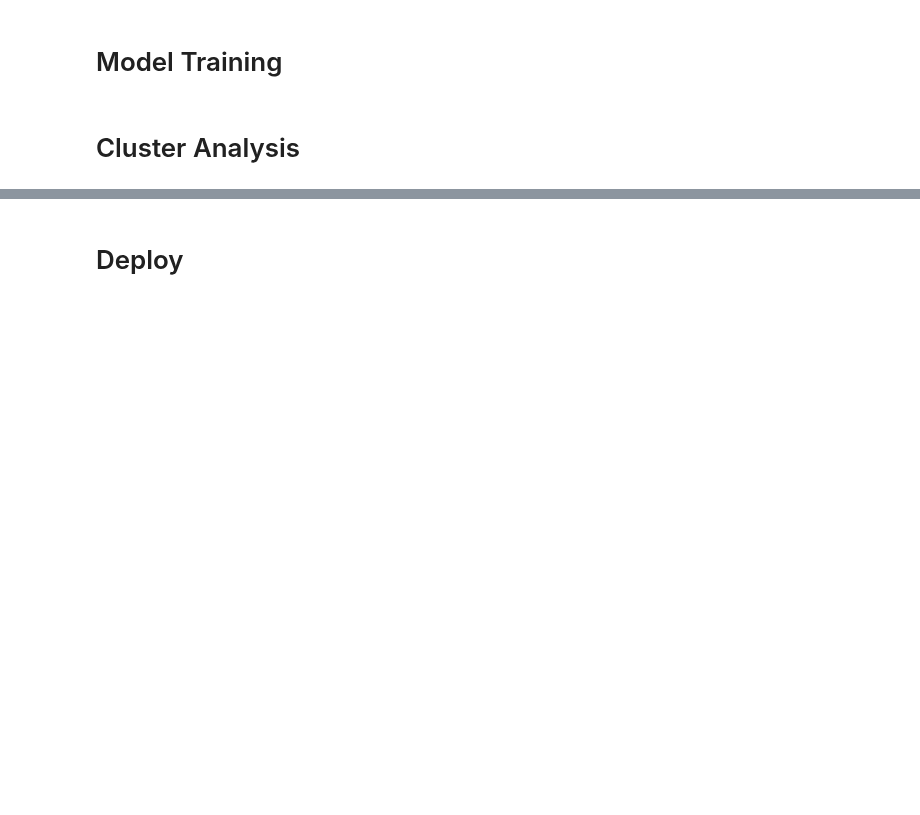
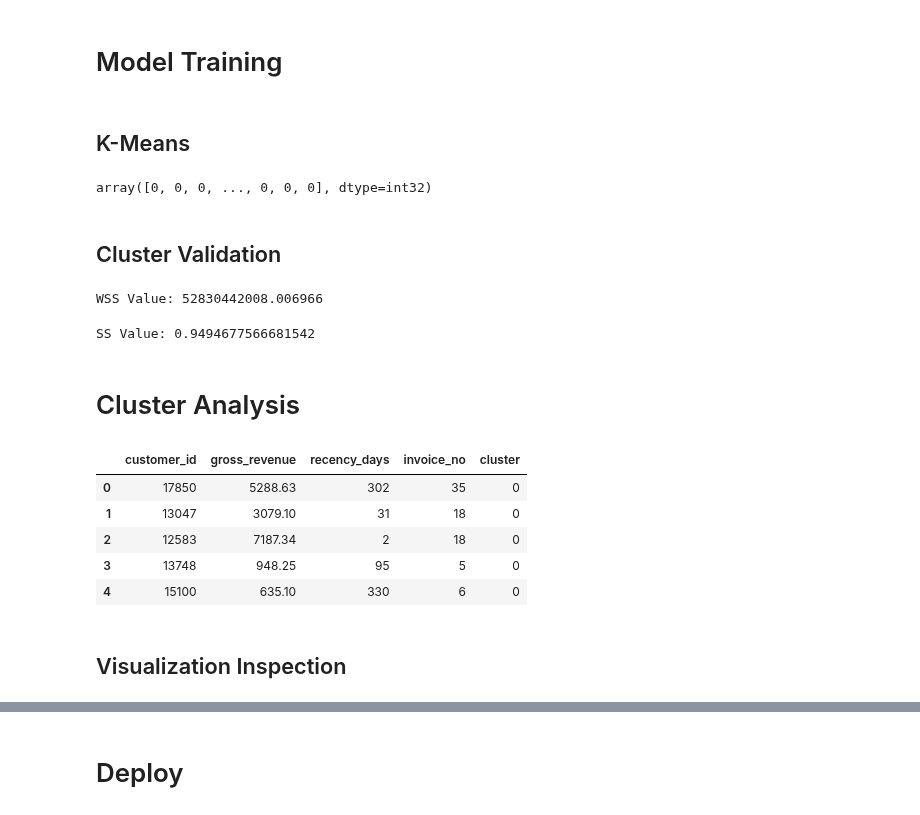
Before and after one commit to nortonvanz/Fidelity-Program, a Jupyter notebook: notebooks/1.0-nmv-end-to-end-fidelity-program-clustering.ipynb, the cells around one changed output, grey strips where cells are left out. Saved outputs shown, nothing was run; the diff lists cells and outputs as text; code cells hidden in the pictures; blank space fills up the shorter version.

```diff
--- a/notebooks/1.0-nmv-end-to-end-fidelity-program-clustering.ipynb
+++ b/notebooks/1.0-nmv-end-to-end-fidelity-program-clustering.ipynb
@@ -613,4 +743,54 @@ dtype: int64
 # %% [markdown]
 # Model Training
+# %% [markdown]
+## K-Means
+# %%
+# Let's then continue with the projectand train the k-means model with 3 clusters.
+
+#model definition
+k = 3
+kmeans = c.KMeans( init='random', #init centroids ramdomly
+                  n_clusters=k, #3
+                  n_init=10, #Num of times k-means will be run with different centroid seeds.
+                  max_iter=300, #up to 300 times
+                 random_state=42) #seed, to generate the same random init
+#model training
+kmeans.fit(X)
+
+#clustering
+labels = kmeans.labels_
+labels
+# %% [output]
+array([0, 0, 0, ..., 0, 0, 0], dtype=int32)
+# %% [markdown]
+## Cluster Validation
+# %%
+#Metric: WSS (Within-cluster sum of square)
+
+#this method of k-means (sklearn) returns the WSS
+print(f'WSS Value: {kmeans.inertia_}')
+# %% [output]
+WSS Value: 52830442008.006966
+# %%
+#Metric: SS (Silhouette Score)
+
+#this method of k-means (sklearn) returns the SS
+print(f'SS Value: {m.silhouette_score(X, labels, metric="euclidean")}')
+# %% [output]
+SS Value: 0.9494677566681542
 # %% [markdown]
 # Cluster Analysis
+# %%
+df9 = df6.copy()
+#create a cluster column with labels of it's cluster from k-means, to be able to plot colored clusters
+df9['cluster'] = labels
+df9.head()
+# %% [output]
+|  | customer_id | gross_revenue | recency_days | invoice_no | cluster |
+| 0 | 17850 | 5288.63 | 302 | 35 | 0 |
+| 1 | 13047 | 3079.10 | 31 | 18 | 0 |
+| 2 | 12583 | 7187.34 | 2 | 18 | 0 |
+| 3 | 13748 | 948.25 | 95 | 5 | 0 |
+| 4 | 15100 | 635.10 | 330 | 6 | 0 |
+# %% [markdown]
+## Visualization Inspection
```
Also changed, not shown: parts of 40 cells of this notebook.
